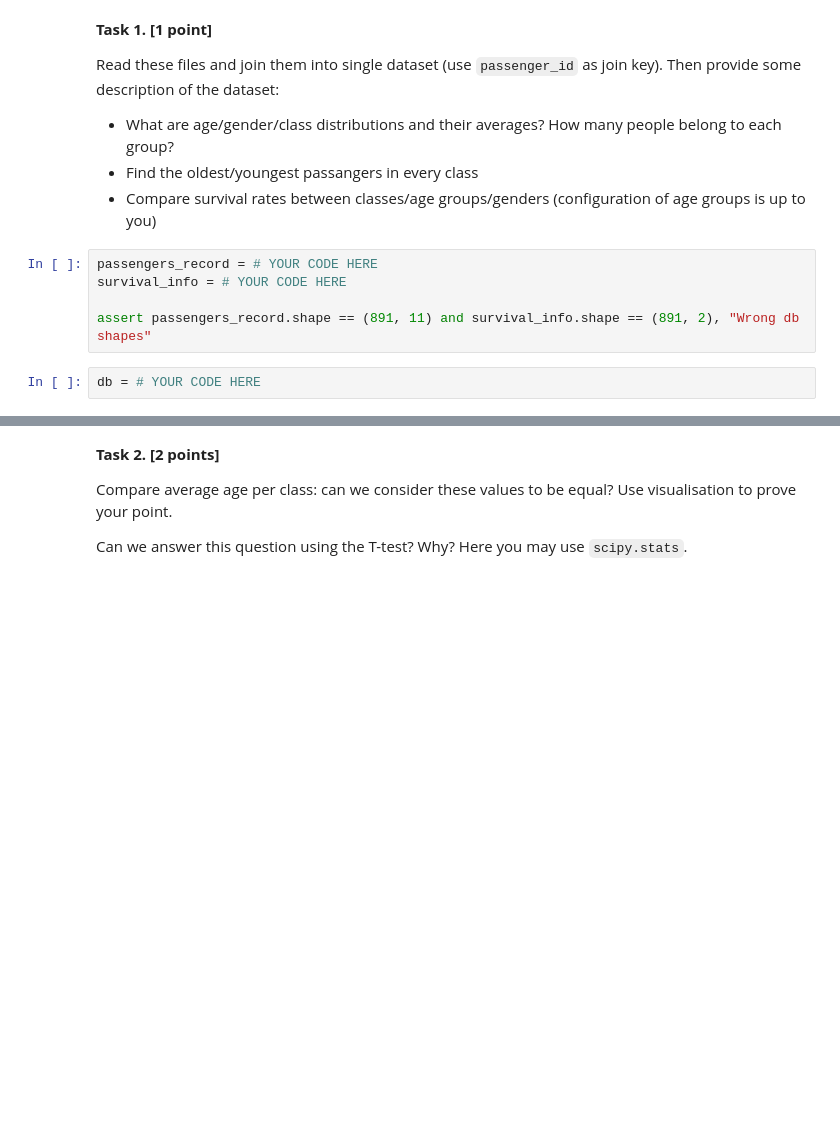
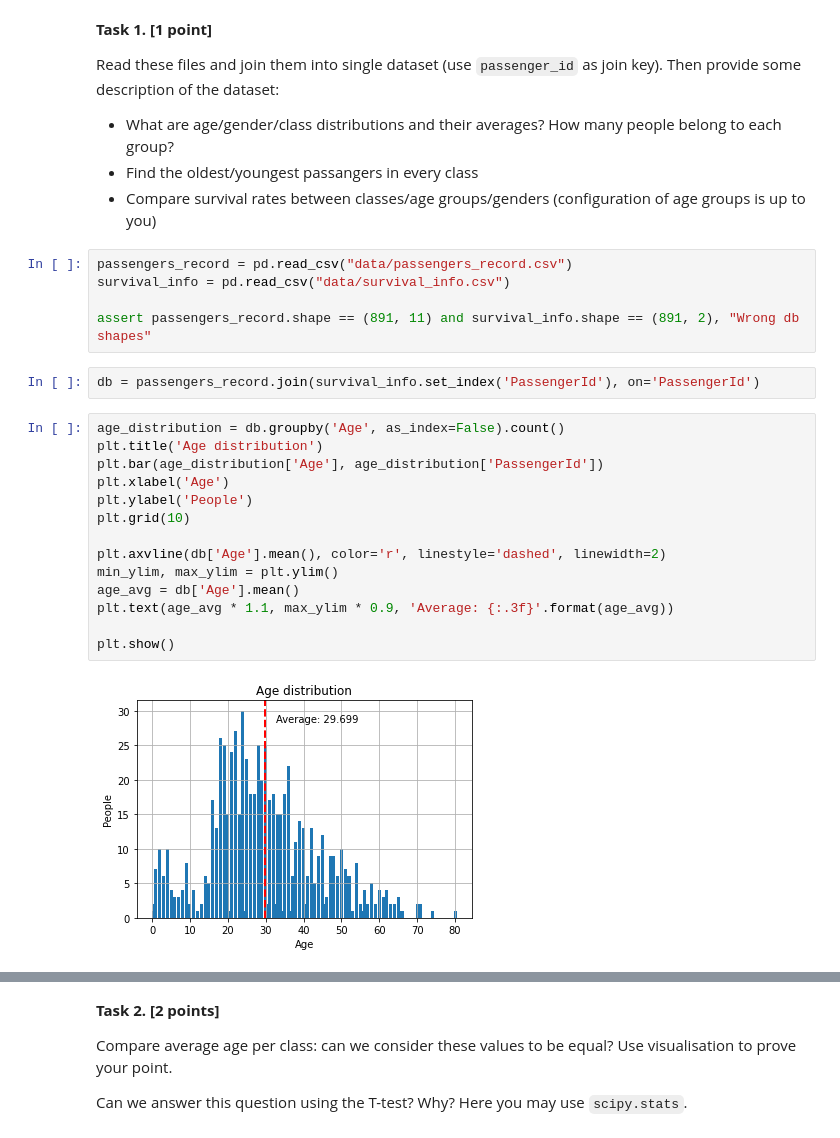
Before and after one commit to eugeuie/machine-learning, a Jupyter notebook: homework_1_numpy_pandas_matplotlib/2021_lab01_m103_Abdullaeva_Evgenia.ipynb, the cells around one changed output, grey strips where cells are left out. Drawn from its saved outputs; the diff is of its cells as text; blank space fills up the shorter version.

```diff
--- a/homework_1_numpy_pandas_matplotlib/2021_lab01_m103_Abdullaeva_Evgenia.ipynb
+++ b/homework_1_numpy_pandas_matplotlib/2021_lab01_m103_Abdullaeva_Evgenia.ipynb
@@ -564,9 +645,25 @@ Read these files and join them into single dataset (use `passenger_id` as join k
 - Find the oldest/youngest passangers in every class
 - Compare survival rates between classes/age groups/genders (configuration of age groups is up to you)
 # %%
-passengers_record = # YOUR CODE HERE
-survival_info = # YOUR CODE HERE
+passengers_record = pd.read_csv("data/passengers_record.csv")
+survival_info = pd.read_csv("data/survival_info.csv")
 
 assert passengers_record.shape == (891, 11) and survival_info.shape == (891, 2), "Wrong db shapes"
-# %%
-db = # YOUR CODE HERE
+# %%
+db = passengers_record.join(survival_info.set_index('PassengerId'), on='PassengerId')
+# %%
+age_distribution = db.groupby('Age', as_index=False).count()
+plt.title('Age distribution')
+plt.bar(age_distribution['Age'], age_distribution['PassengerId'])
+plt.xlabel('Age')
+plt.ylabel('People')
+plt.grid(10)
+
+plt.axvline(db['Age'].mean(), color='r', linestyle='dashed', linewidth=2)
+min_ylim, max_ylim = plt.ylim()
+age_avg = db['Age'].mean()
+plt.text(age_avg * 1.1, max_ylim * 0.9, 'Average: {:.3f}'.format(age_avg))
+
+plt.show()
+# %% [output]
+[figure, added]
```
Also changed, not shown: parts of 40 cells of this notebook.
